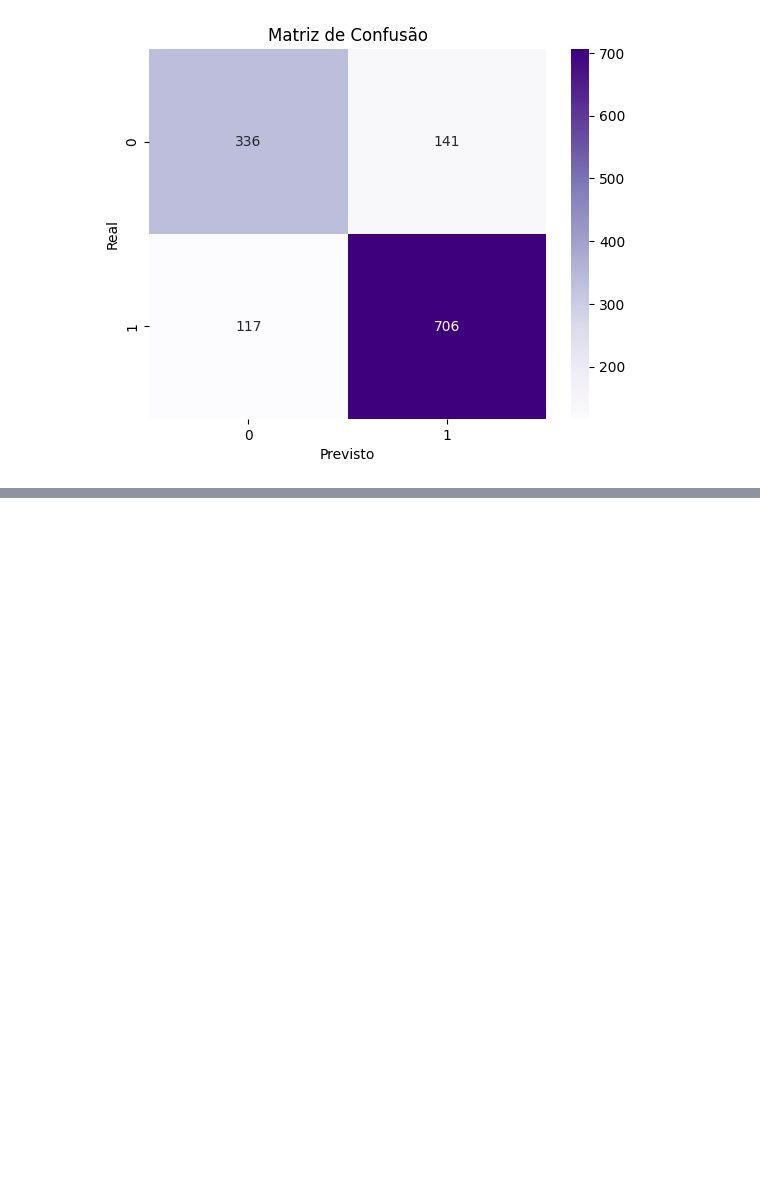
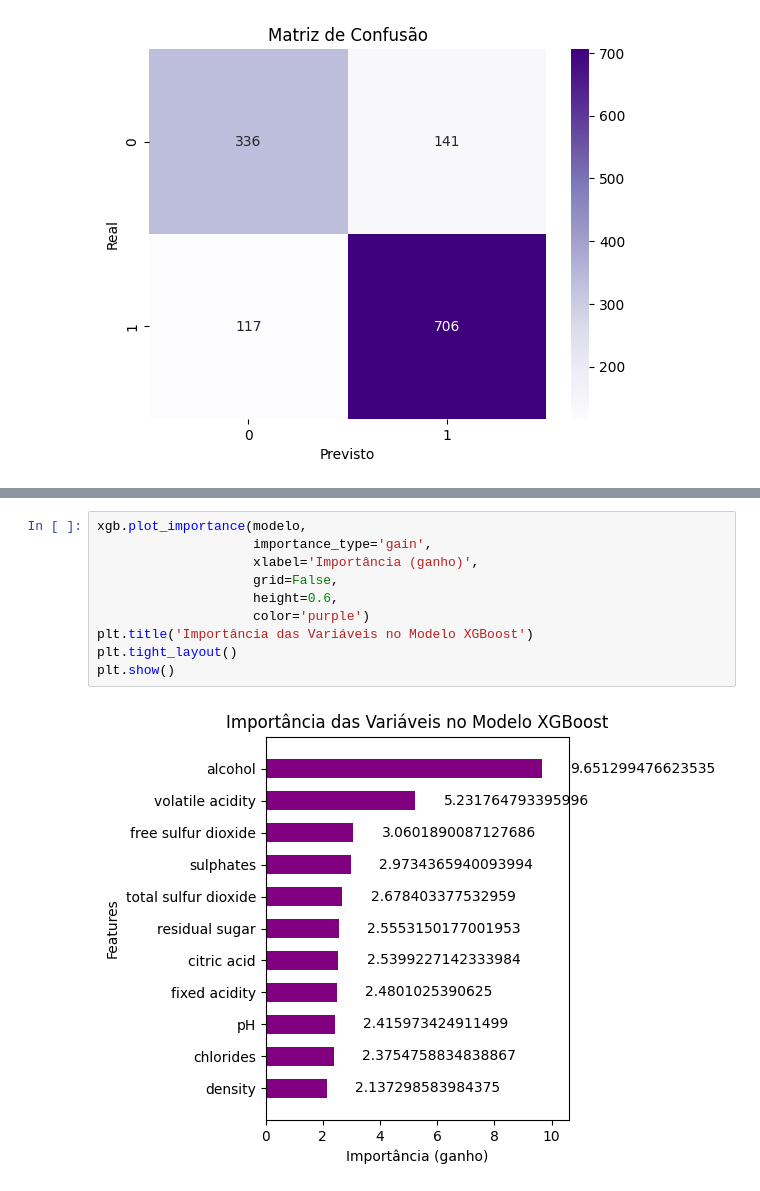
Before and after one commit to BMateusSs/Projeto-PSI3, a Jupyter notebook: XGBoost_qualidade_caract.ipynb, the cells around one changed output, grey strips where cells are left out. Saved outputs shown, nothing was run; the diff lists cells and outputs as text; blank space fills up the shorter version.

Commit message:
Adiciona gráfico de importância das variáveis

```diff
--- a/XGBoost_qualidade_caract.ipynb
+++ b/XGBoost_qualidade_caract.ipynb
@@ -83,0 +115,12 @@ Acurácia: 0.802
+# %%
+xgb.plot_importance(modelo,
+                    importance_type='gain',
+                    xlabel='Importância (ganho)',
+                    grid=False,
+                    height=0.6,
+                    color='purple')
+plt.title('Importância das Variáveis no Modelo XGBoost')
+plt.tight_layout()
+plt.show()
+# %% [output]
+[figure, added]
```
Also changed, not shown: parts of 3 cells of this notebook.
